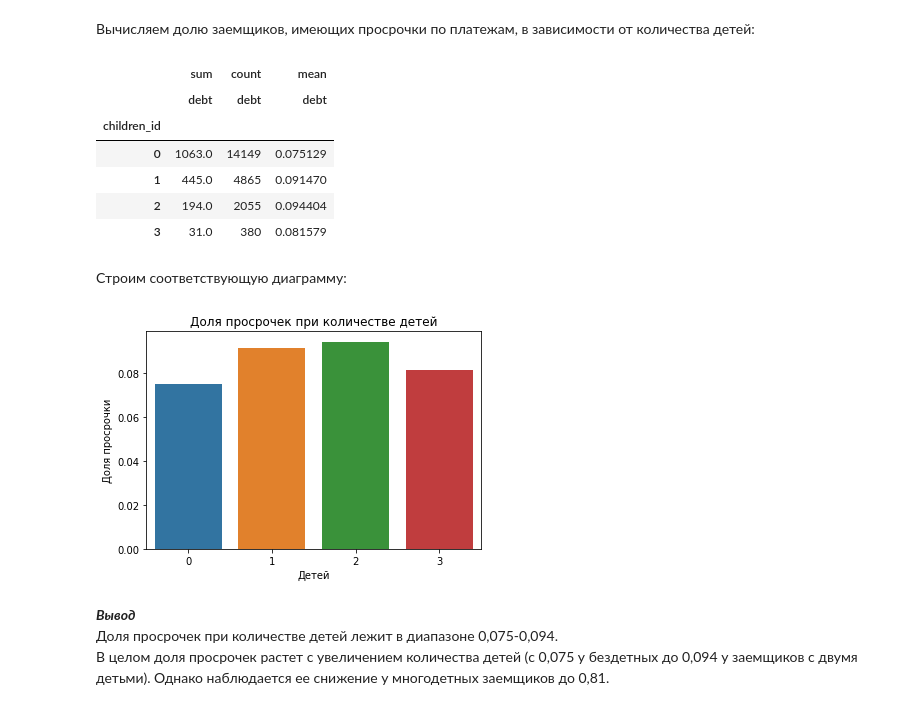
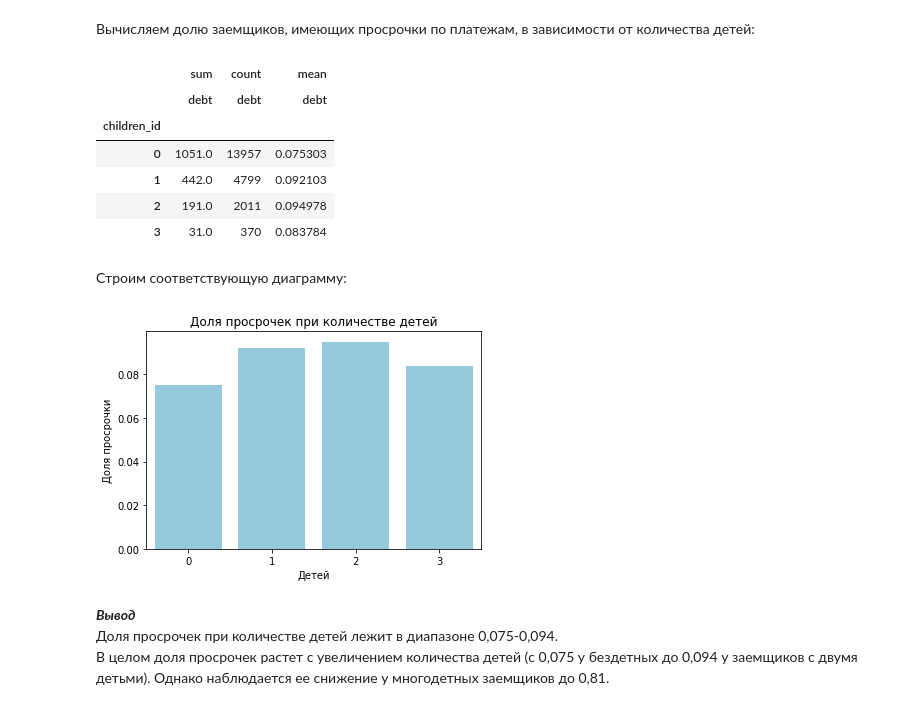
Before and after one commit to bondiq1982/yandex-projects, a Jupyter notebook: credits/Кредиты.ipynb, the cells around one changed output. Cells and saved outputs as stored; diff of their text form; code cells hidden in the pictures.

```diff
--- a/credits/Кредиты.ipynb
+++ b/credits/Кредиты.ipynb
@@ -586,5 +633,5 @@ def purpose_klass(row):
             return('автомобиль')
         elif i == 'образование':
             return('образование')
-data['purpose_final'] = data['purpose'].apply(purpose_klass).astype('category')
+df['purpose_final'] = df['purpose'].apply(purpose_klass).astype('category')
 # %% [markdown]
@@ -652,5 +699,5 @@ def income_class(income):
     if (income > incom_finish):
         income_period = incom_finish // step
         return income_period
-data['incom_id'] = data['total_income'].apply(income_class).astype('uint8')
+df['incom_id'] = df['total_income'].apply(income_class).astype('uint8')
 # %% [markdown]
@@ -665,5 +712,5 @@ def incom_range(incom_id):
     if (incom_id > period):
         income_str = '> {}'.format(incom_finish)
         return income_str
-data['incom_range'] = data['incom_id'].apply(incom_range).astype('category')
+df['incom_range'] = df['incom_id'].apply(incom_range).astype('category')
 # %% [markdown]
@@ -747,28 +794,28 @@ memory usage: 474.0 KB
 # %% [markdown]
 Вычисляем долю заемщиков, имеющих просрочки по платежам, в зависимости от количества детей:
 # %%
-# создаем сводную таблицу "data_pivot_children" на основе таблицы "data"
-data_pivot_children = data.pivot_table(index = 'children_id', values = 'debt', aggfunc = ['sum', 'count', 'mean'])
-data_pivot_children
+# создаем сводную таблицу "df_pivot_children" на основе таблицы "df"
+df_pivot_children = df.pivot_table(index = 'children_id', values = 'debt', aggfunc = ['sum', 'count', 'mean'])
+df_pivot_children
 # %% [output]
 |  | sum | count | mean |
 |  | debt | debt | debt |
 | children_id |  |  |  |
-| 0 | 1063.0 | 14149 | 0.075129 |
-| 1 | 445.0 | 4865 | 0.091470 |
-| 2 | 194.0 | 2055 | 0.094404 |
-| 3 | 31.0 | 380 | 0.081579 |
+| 0 | 1051.0 | 13957 | 0.075303 |
+| 1 | 442.0 | 4799 | 0.092103 |
+| 2 | 191.0 | 2011 | 0.094978 |
+| 3 | 31.0 | 370 | 0.083784 |
 # %% [markdown]
 Строим соответствующую диаграмму:
 # %%
-# создаем диаграмму на основе данных таблицы "data_pivot_children"
-ax = seaborn.barplot(data=data_pivot_children, x = data_pivot_children.index, y = data_pivot_children['mean']['debt'])
+# создаем диаграмму на основе данных таблицы "df_pivot_children"
+ax = sns.barplot(data=df_pivot_children, x = df_pivot_children.index, y = df_pivot_children['mean']['debt'], color='skyblue')
 ax.set_title('Доля просрочек при количестве детей')      # присваиваем название оси диаграмме
 ax.set_ylabel('Доля просрочки')                          # присваиваем название оси y
 ax.set_xlabel('Детей')                                   # присваиваем название оси x
 plt.show()
 # %% [output]
-[figure, old version]
+[figure, new version]
 # %% [markdown]
 ***Вывод***
 Доля просрочек при количестве детей лежит в диапазоне 0,075-0,094.
```
Also changed, not shown: parts of 26 cells of this notebook.
